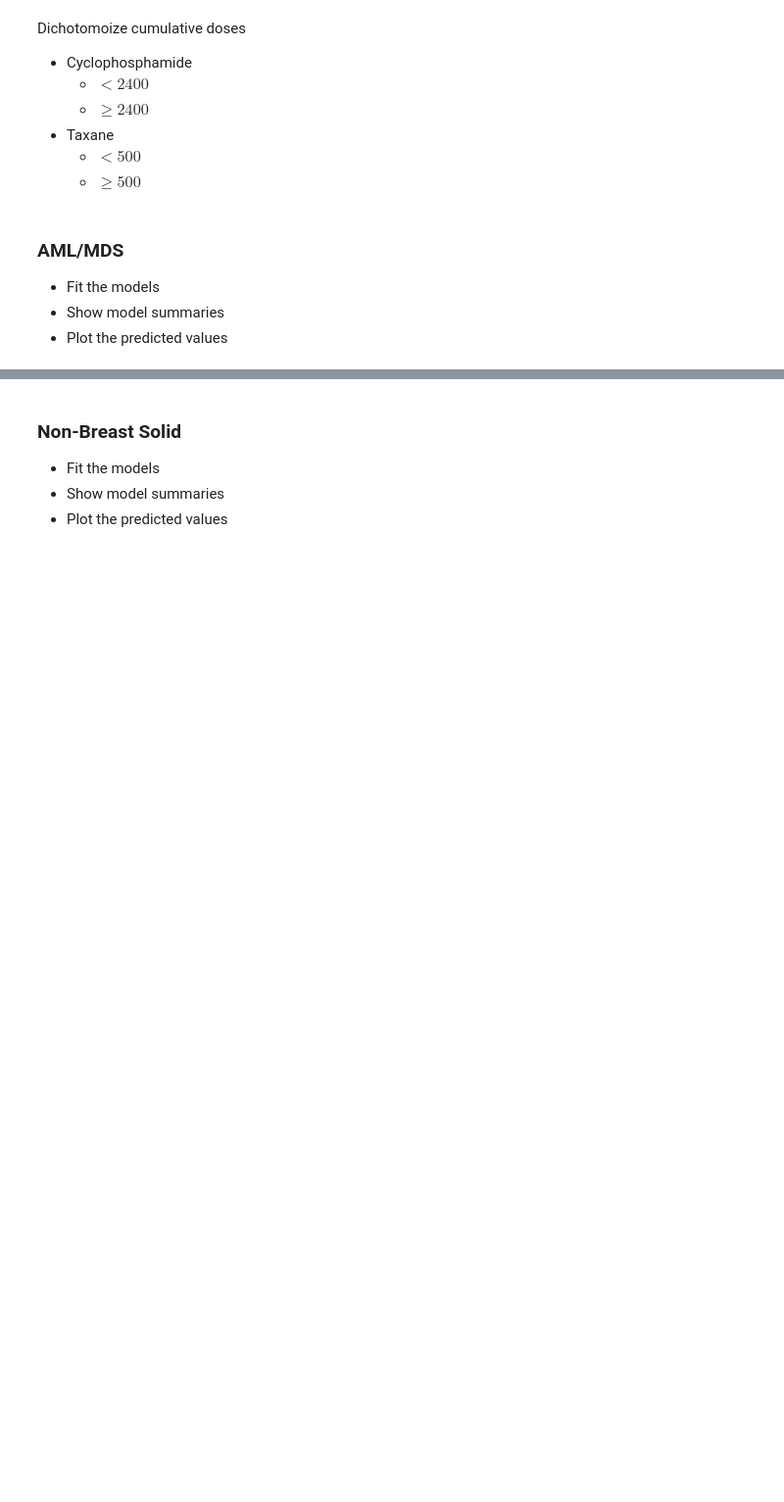
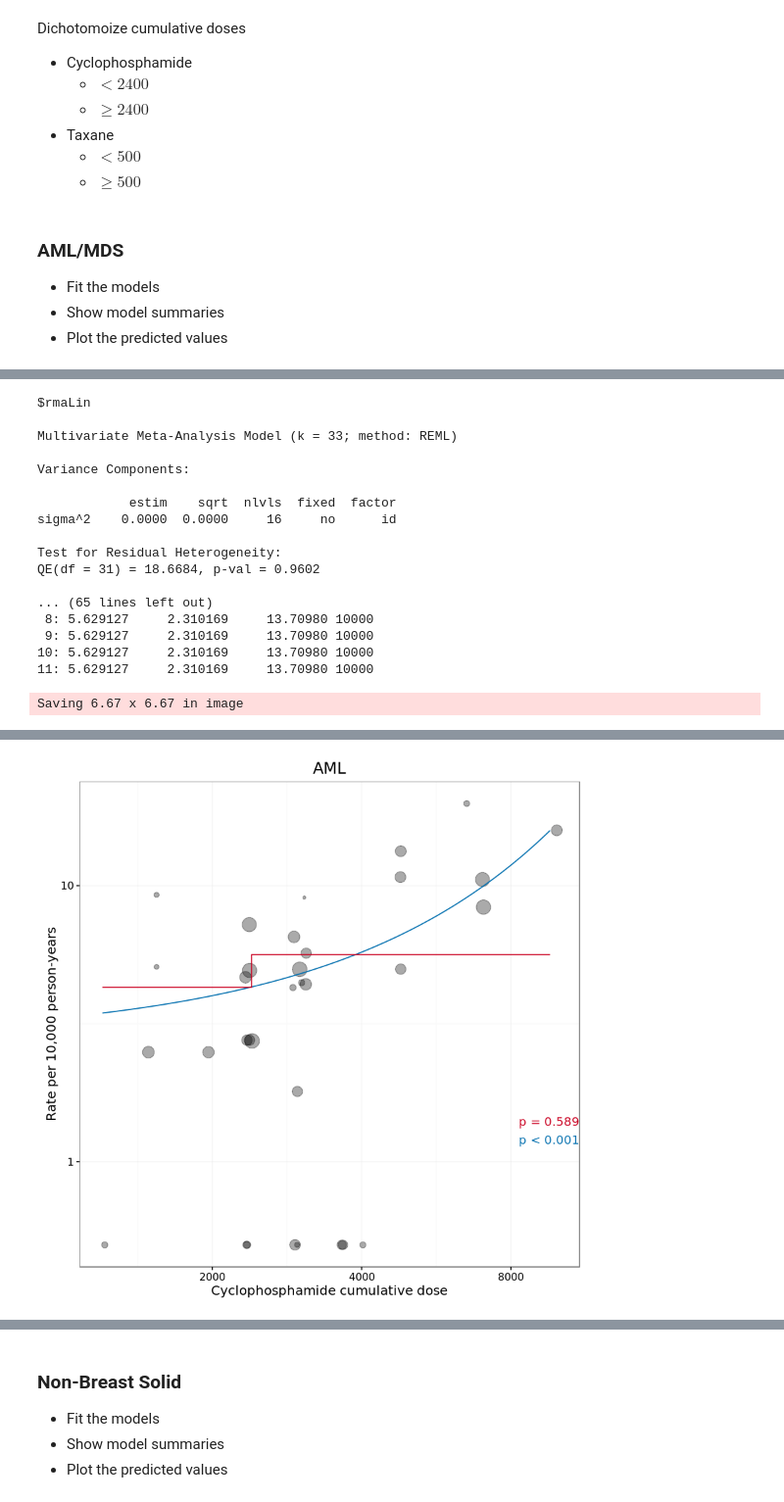
Before and after one commit to benjamin-chan/SecMalAfterBreastCaACT, a Jupyter notebook: metaregSecMal.ipynb, the cells around one changed output, grey strips where cells are left out. Shown: that part at 98% size. Drawn from its saved outputs; the diff is of its cells as text; code cells hidden in the pictures; blank space fills up the shorter version.

Commit message:
Add meta-regressions for AML malignancies

```diff
--- a/metaregSecMal.ipynb
+++ b/metaregSecMal.ipynb
@@ -676,0 +688,32 @@ AMLorMDS_Taxane.csv   2816 2016-06-29 06:59:09
+# %%
+mal <- "AML"
+D3 <- D2[malType == mal]
+# %%
+D3 <- D3[, `:=` (drug = "Cyclophosphamide", x = xCyc, xHighDose = xCycHighDose)]
+M <- metareg(D3)
+M
+plotreg(M,
+        D3,
+        mal,
+        "Cyclophosphamide cumulative dose",
+        1e3 * c(0.5, 1, 2, 4, 8, 16),
+        1e3)
+# %% [output]
+$rmaLin
+
+Multivariate Meta-Analysis Model (k = 33; method: REML)
+
+Variance Components:
+
+            estim    sqrt  nlvls  fixed  factor
+sigma^2    0.0000  0.0000     16     no      id
+
+Test for Residual Heterogeneity:
+QE(df = 31) = 18.6684, p-val = 0.9602
+
+... (65 lines left out)
+ 8: 5.629127     2.310169     13.70980 10000
+ 9: 5.629127     2.310169     13.70980 10000
+10: 5.629127     2.310169     13.70980 10000
+11: 5.629127     2.310169     13.70980 10000
+Saving 6.67 x 6.67 in image
@@ -676,0 +723 @@ AMLorMDS_Taxane.csv   2816 2016-06-29 06:59:09
+[figure, added]
```
Also changed, not shown: parts of 14 cells of this notebook, 12 other files.
